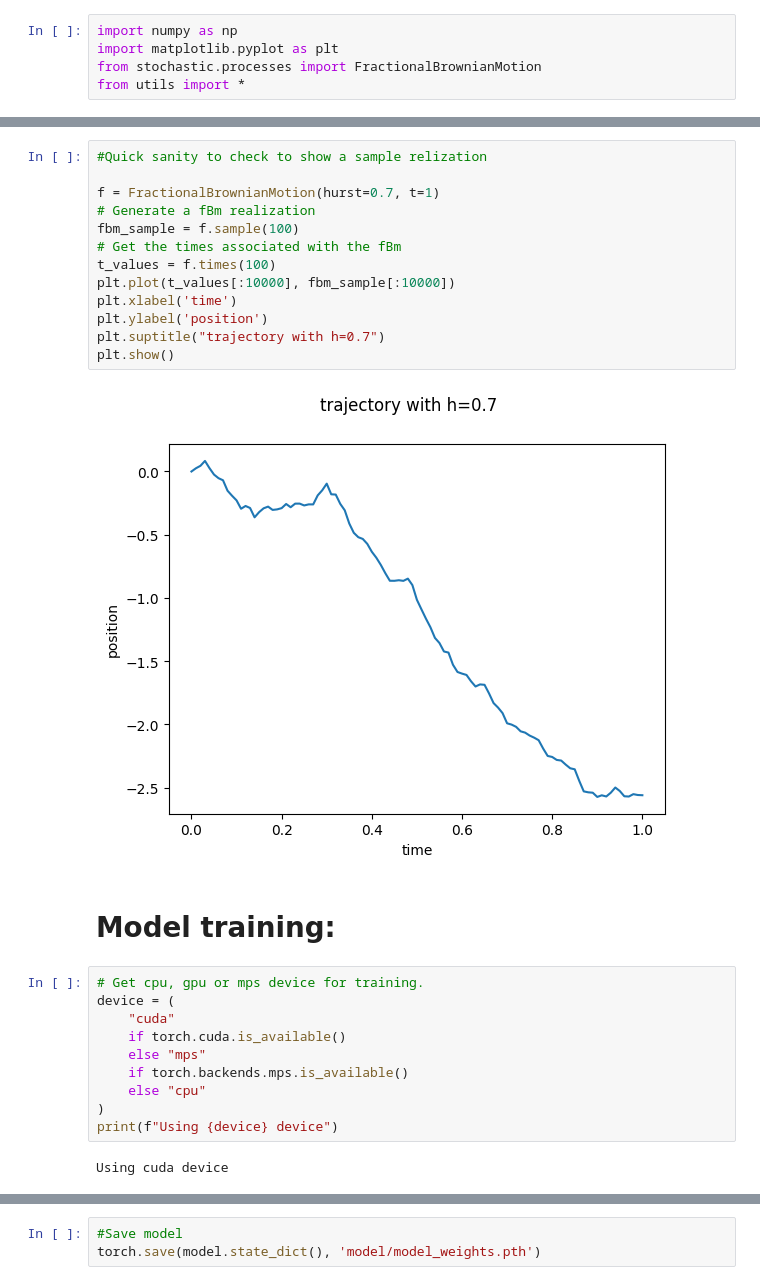
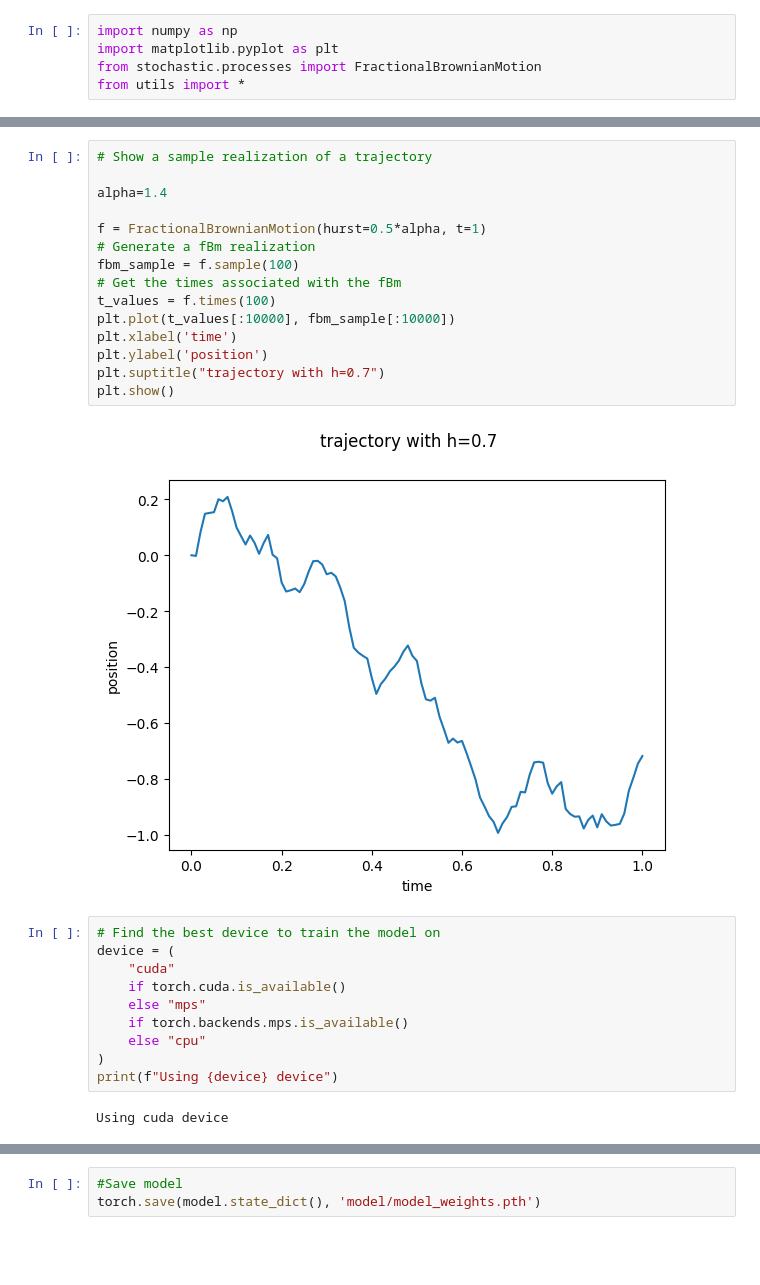
Before and after one commit to matchild/DeepBrownianMotion, a Jupyter notebook: training.ipynb, the cells around one changed output, grey strips where cells are left out. Drawn from its saved outputs; the diff is of its cells as text; blank space fills up the shorter version.

```diff
--- a/training.ipynb
+++ b/training.ipynb
@@ -6,22 +10,22 @@ from utils import *
 # %%
-#Quick sanity to check to show a sample relization
+# Show a sample realization of a trajectory
 
-f = FractionalBrownianMotion(hurst=0.7, t=1)
+alpha=1.4
+
+f = FractionalBrownianMotion(hurst=0.5*alpha, t=1)
 # Generate a fBm realization
 fbm_sample = f.sample(100)
 # Get the times associated with the fBm
 t_values = f.times(100)
 plt.plot(t_values[:10000], fbm_sample[:10000])
 plt.xlabel('time')
 plt.ylabel('position')
 plt.suptitle("trajectory with h=0.7")
 plt.show()
 # %% [output]
-[figure, old version]
+[figure, new version]
-# %% [markdown]
-# Model training:
 # %%
-# Get cpu, gpu or mps device for training.
+# Find the best device to train the model on
 device = (
     "cuda"
     if torch.cuda.is_available()
```
Also changed, not shown: parts of 5 cells of this notebook, 3 other files.
